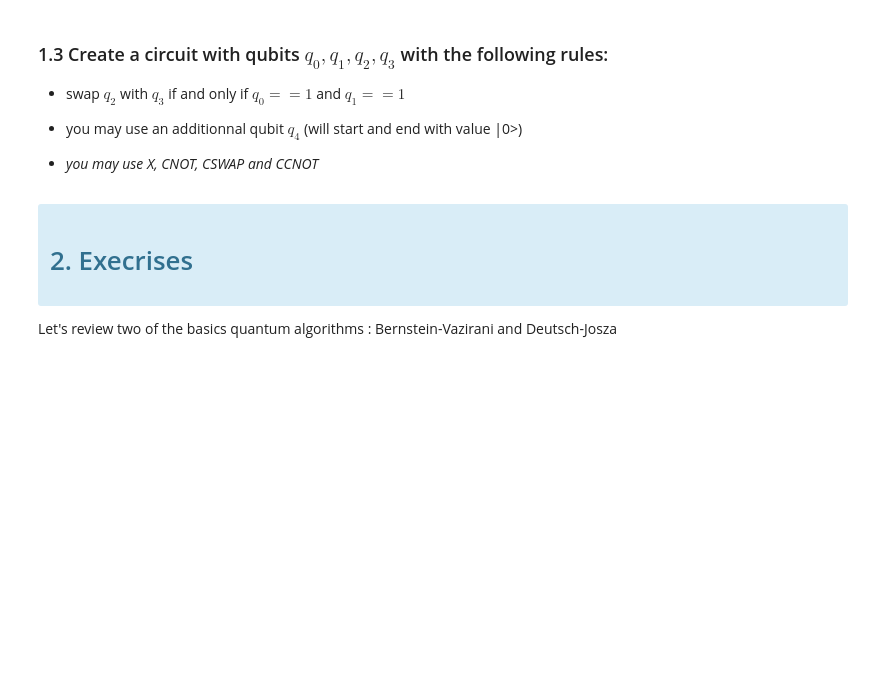
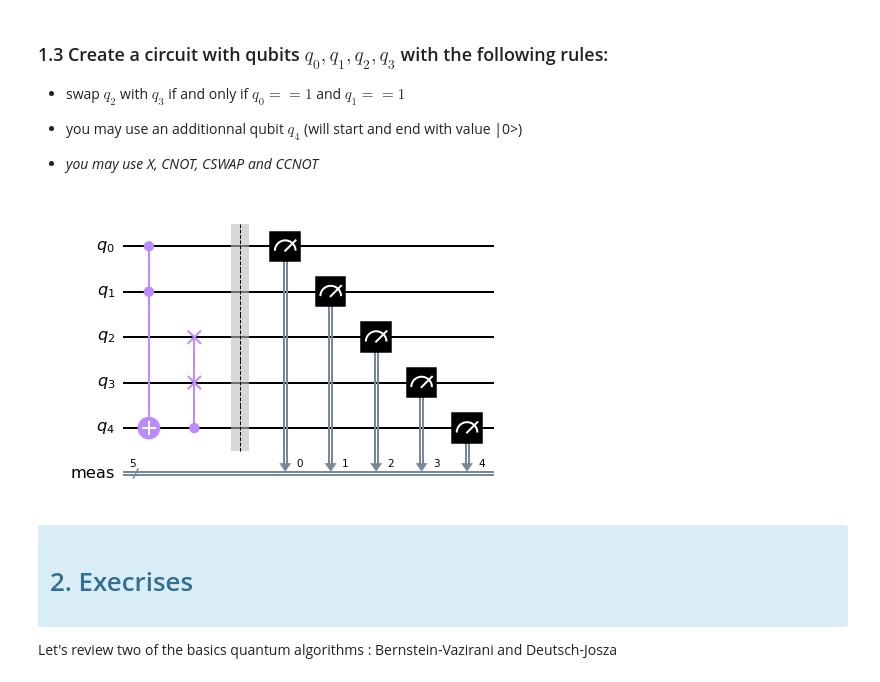
Before and after one commit to lionelchg/LesAtomesDeSavoie, a Jupyter notebook: qiskit/IBM_Hackaton/IBM-LAB-2/IBM-LAB2.ipynb, the cells around one changed output. Cells and saved outputs as stored; diff of their text form; code cells hidden in the pictures; blank space fills up the shorter version.

```diff
--- a/qiskit/IBM_Hackaton/IBM-LAB-2/IBM-LAB2.ipynb
+++ b/qiskit/IBM_Hackaton/IBM-LAB-2/IBM-LAB2.ipynb
@@ -54,6 +90,14 @@ You may just decide to go with matrices multiplication...
 
 
 - _you may use X, CNOT, CSWAP and CCNOT_
+# %%
+qc = QuantumCircuit(5)
+qc.toffoli(0, 1, 4)
+qc.cswap(4, 2, 3)
+qc.measure_all()
+qc.draw(output='mpl')
+# %% [output]
+[figure, added]
 # %% [markdown]
 <div class="alert alert-block alert-info">
 
```
Also changed, not shown: parts of 11 cells of this notebook.
